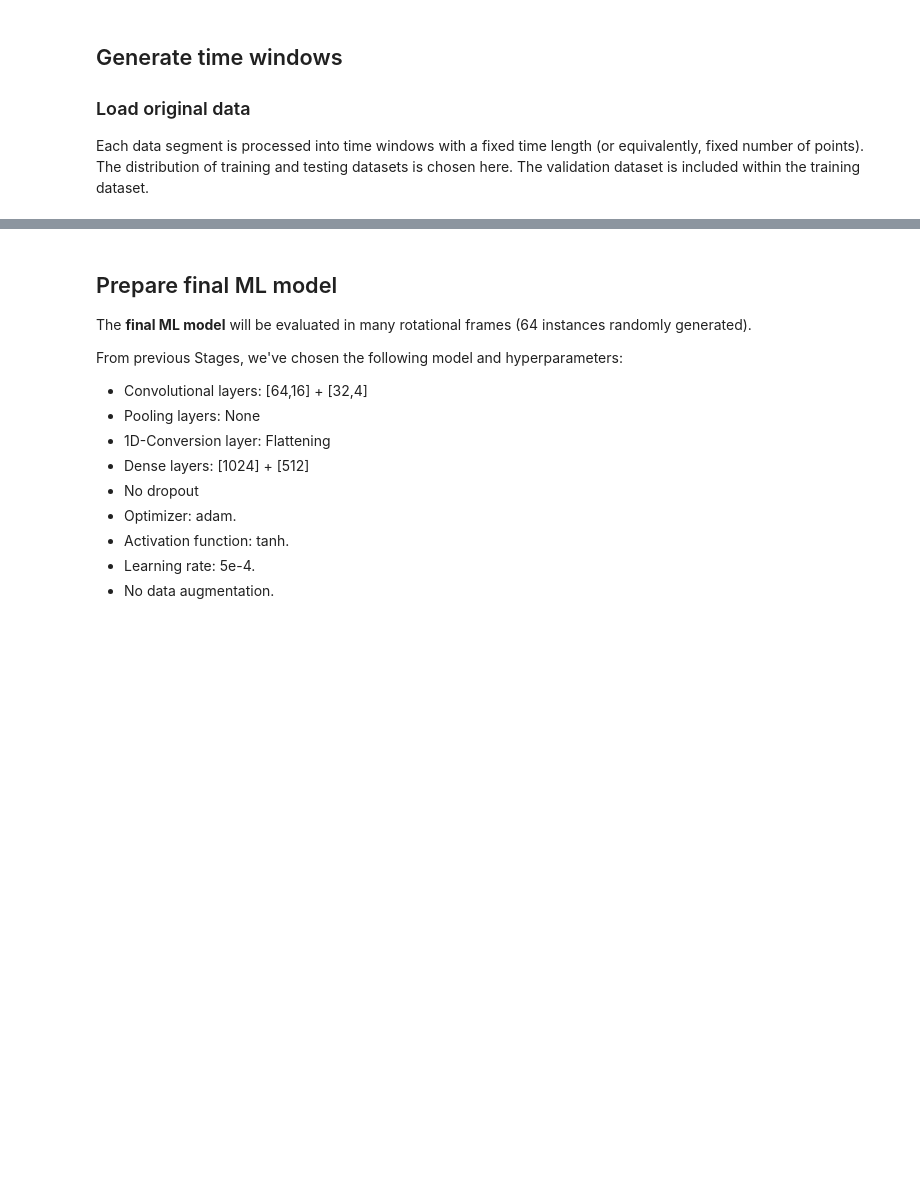
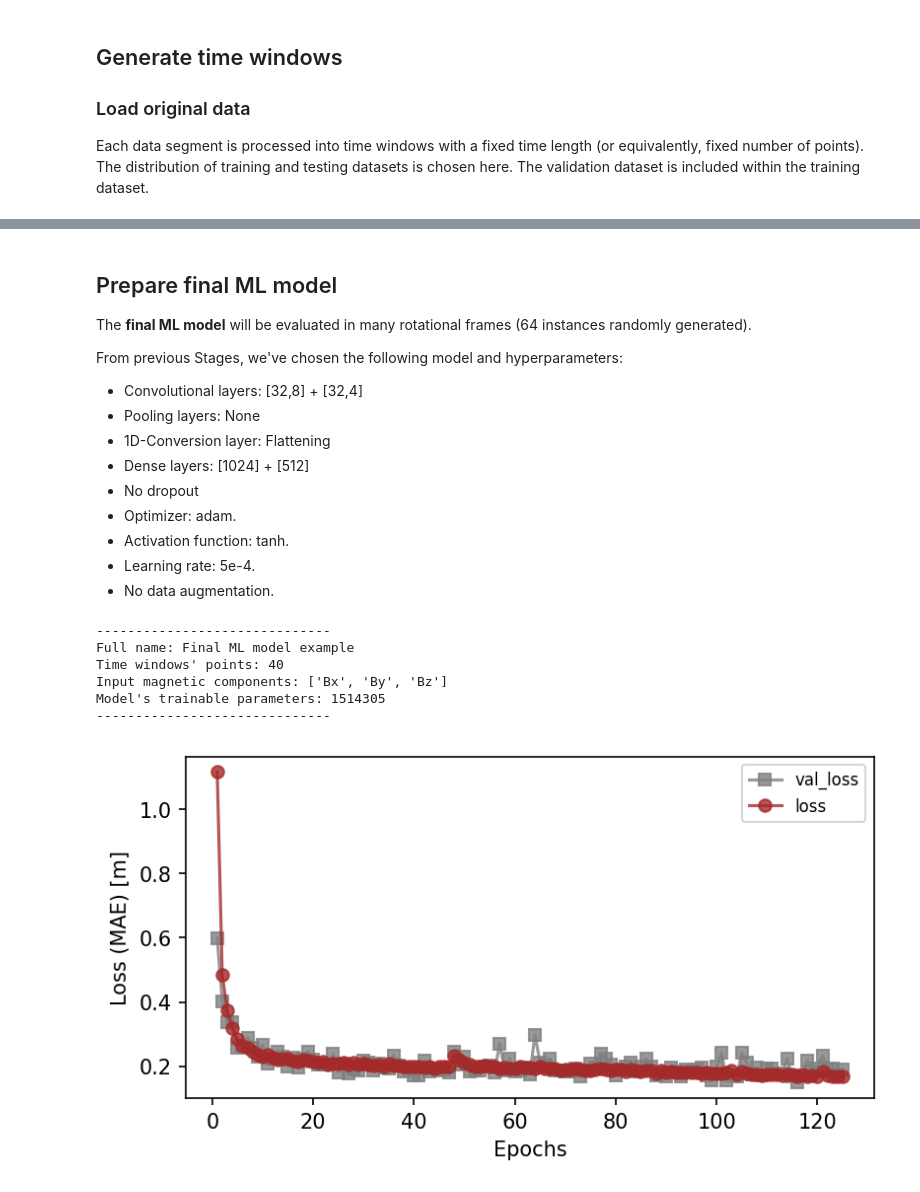
Before and after one commit to Fertmeneses/ML_QDM_Meneses_et_al, a Jupyter notebook: Codes/ML_Stage7.ipynb, the cells around one changed output, grey strips where cells are left out. Saved outputs shown, nothing was run; the diff lists cells and outputs as text; code cells hidden in the pictures; blank space fills up the shorter version.

```diff
--- a/Codes/ML_Stage7.ipynb
+++ b/Codes/ML_Stage7.ipynb
@@ -47,7 +68,7 @@ The **final ML model** will be evaluated in many rotational frames (64 instances
 
 From previous Stages, we've chosen the following model and hyperparameters:
 
-* Convolutional layers: [64,16] + [32,4]
+* Convolutional layers: [32,8] + [32,4]
 * Pooling layers: None
 * 1D-Conversion layer: Flattening
 * Dense layers: [1024] + [512]
@@ -62,7 +83,7 @@ extra_hypers = {
     "Time_Window_pp": wdw_pp,
     "Magnetic_Components": ['Bx','By','Bz'],
     "Convolutional_Network": True,
-    "Conv_Layers": [[64,16],[32,4]],
+    "Conv_Layers": [[32,8],[32,4]],
     "Pool_Layers": [None,None],
     "Flatten_Average": True,
     "Dens_Layers": [1024,512],
@@ -70,7 +91,7 @@ extra_hypers = {
     "Activation_Function": 'tanh',
     "Optimizer": 'adam',
     "Learning_Rate": 5e-4,
-    "Model_Name": f"S7_{interp}_C16C4_NP_Flat_D1024D512",
+    "Model_Name": f"S7_{interp}_C8C4_NP_Flat_D1024D512",
     "p_train": 1,
     "N_augm": 0,
     "noise": [0,0,0],
@@ -85,15 +106,24 @@ RF_opts = list(RFs.values())
 # Print summary for the final ML model:
 final_ML_model = ML_MLmodel.ML_Model(full_hyps | {'Full_Name':'Final ML model example'})
 final_ML_model.info()
+# %% [output]
+------------------------------
+Full name: Final ML model example
+Time windows' points: 40
+Input magnetic components: ['Bx', 'By', 'Bz']
+Model's trainable parameters: 1514305
+------------------------------
 # %%
 # Prepare file path to export results:
-results_path = f'Results_{interp}/Train_s1s4s5_Test_s2s3/'
+results_path = f'../Results/'
 # Prepare file path to check on already trained models and avoid repetitions:
-check_rep_model = f'Results_{interp}/Train_s1s4s5_Test_s2s3/Stage7_{interp}_all_Train_s1s4s5_Test_s2s3.csv'
+check_rep_model = f'../Results/Stage7_{interp}_all_Train_s1s4s5_Test_s2s3.csv'
 
 # Train ML model:
 df_results = ML_MLmodel.train_stage7(
     full_hyps,t_wdws_train,t_wdws_test,RF_opts,interpolation=interp,
     results_path=results_path,check_rep_model=check_rep_model,
     quick_timing_test=False
 )
+# %% [output]
+[figure, added]
```
Also changed, not shown: parts of 4 cells of this notebook, 16 other files.
